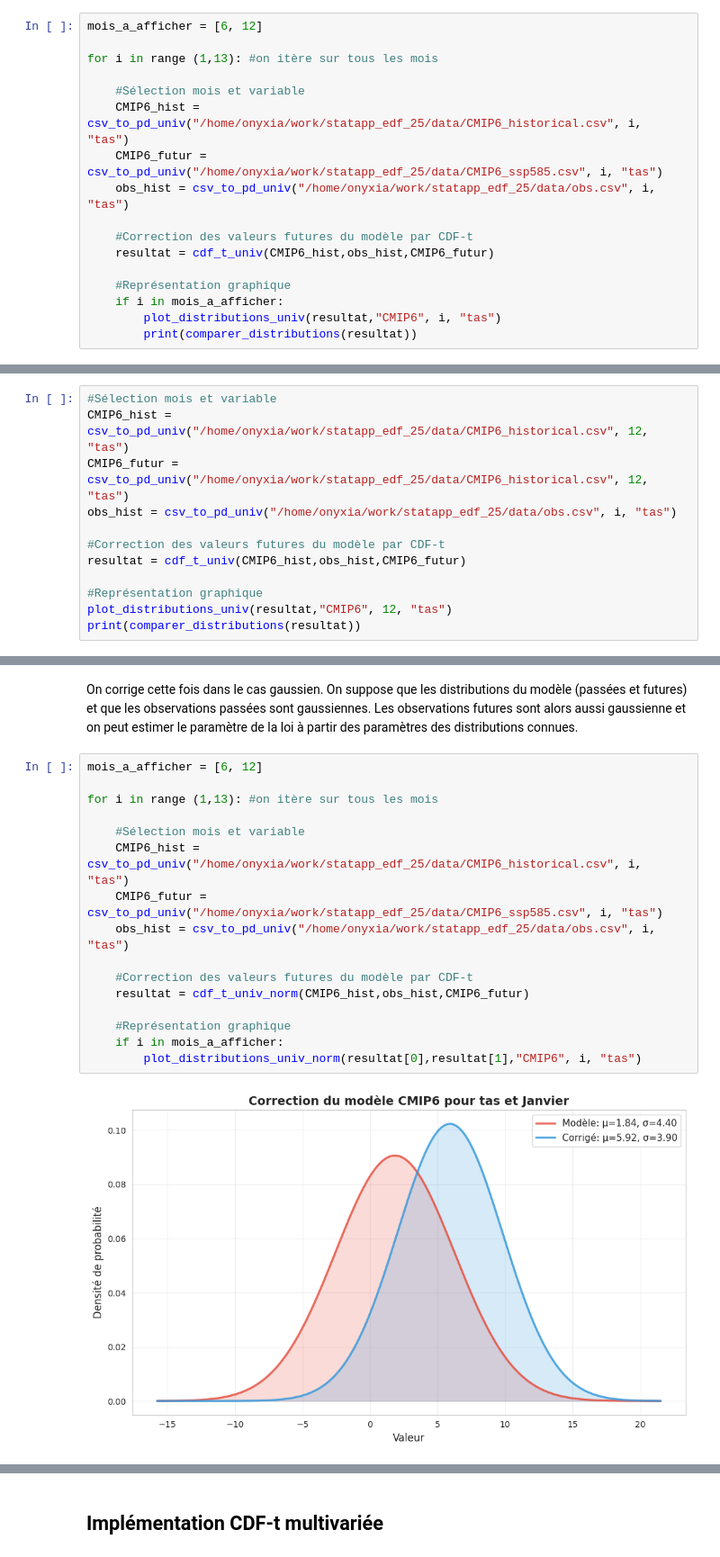
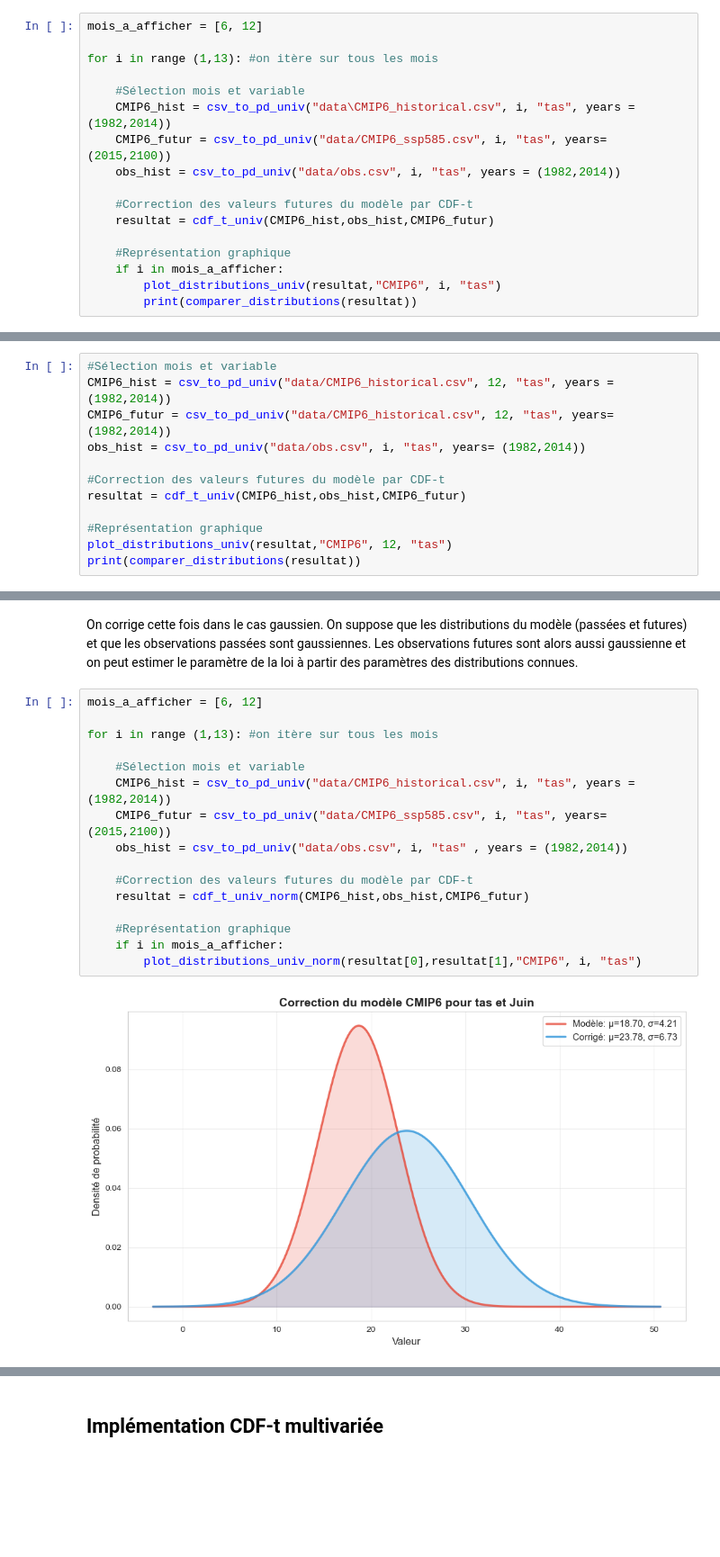
Before and after one commit to tristanczz/statapp_edf_25, a Jupyter notebook: CDF-t.ipynb, the cells around one changed output, grey strips where cells are left out. Shown at 90% size. Saved outputs shown, nothing was run; the diff lists cells and outputs as text; blank space fills up the shorter version.

```diff
--- a/CDF-t.ipynb
+++ b/CDF-t.ipynb
@@ -31,9 +33,9 @@ mois_a_afficher = [6, 12]
 for i in range (1,13): #on itère sur tous les mois
 
     #Sélection mois et variable
-    CMIP6_hist = csv_to_pd_univ("/home/onyxia/work/statapp_edf_25/data/CMIP6_historical.csv", i, "tas")
-    CMIP6_futur = csv_to_pd_univ("/home/onyxia/work/statapp_edf_25/data/CMIP6_ssp585.csv", i, "tas")
-    obs_hist = csv_to_pd_univ("/home/onyxia/work/statapp_edf_25/data/obs.csv", i, "tas")
+    CMIP6_hist = csv_to_pd_univ("data\CMIP6_historical.csv", i, "tas", years = (1982,2014))
+    CMIP6_futur = csv_to_pd_univ("data/CMIP6_ssp585.csv", i, "tas", years= (2015,2100))
+    obs_hist = csv_to_pd_univ("data/obs.csv", i, "tas", years = (1982,2014))
 
     #Correction des valeurs futures du modèle par CDF-t
     resultat = cdf_t_univ(CMIP6_hist,obs_hist,CMIP6_futur)
@@ -46,9 +73,9 @@ for i in range (1,13): #on itère sur tous les mois
 On vérifie en utilisant comme estimations futures les estimations passées pour reconstruire les observations passées.
 # %%
 #Sélection mois et variable
-CMIP6_hist = csv_to_pd_univ("/home/onyxia/work/statapp_edf_25/data/CMIP6_historical.csv", 12, "tas")
-CMIP6_futur = csv_to_pd_univ("/home/onyxia/work/statapp_edf_25/data/CMIP6_historical.csv", 12, "tas")
-obs_hist = csv_to_pd_univ("/home/onyxia/work/statapp_edf_25/data/obs.csv", i, "tas")
+CMIP6_hist = csv_to_pd_univ("data/CMIP6_historical.csv", 12, "tas", years = (1982,2014))
+CMIP6_futur = csv_to_pd_univ("data/CMIP6_historical.csv", 12, "tas", years= (1982,2014))
+obs_hist = csv_to_pd_univ("data/obs.csv", i, "tas", years= (1982,2014))
 
 #Correction des valeurs futures du modèle par CDF-t
 resultat = cdf_t_univ(CMIP6_hist,obs_hist,CMIP6_futur)
@@ -74,18 +101,18 @@ On corrige cette fois dans le cas gaussien. On suppose que les distributions du
 # %%
 mois_a_afficher = [6, 12]
 
 for i in range (1,13): #on itère sur tous les mois
 
     #Sélection mois et variable
-    CMIP6_hist = csv_to_pd_univ("/home/onyxia/work/statapp_edf_25/data/CMIP6_historical.csv", i, "tas")
-    CMIP6_futur = csv_to_pd_univ("/home/onyxia/work/statapp_edf_25/data/CMIP6_ssp585.csv", i, "tas")
-    obs_hist = csv_to_pd_univ("/home/onyxia/work/statapp_edf_25/data/obs.csv", i, "tas")
+    CMIP6_hist = csv_to_pd_univ("data/CMIP6_historical.csv", i, "tas", years = (1982,2014))
+    CMIP6_futur = csv_to_pd_univ("data/CMIP6_ssp585.csv", i, "tas", years= (2015,2100))
+    obs_hist = csv_to_pd_univ("data/obs.csv", i, "tas" , years = (1982,2014))
 
     #Correction des valeurs futures du modèle par CDF-t
     resultat = cdf_t_univ_norm(CMIP6_hist,obs_hist,CMIP6_futur)
 
     #Représentation graphique
     if i in mois_a_afficher:
         plot_distributions_univ_norm(resultat[0],resultat[1],"CMIP6", i, "tas")
 # %% [output]
-[figure, old version]
+[figure, new version]
```
Also changed, not shown: parts of 5 cells of this notebook.
